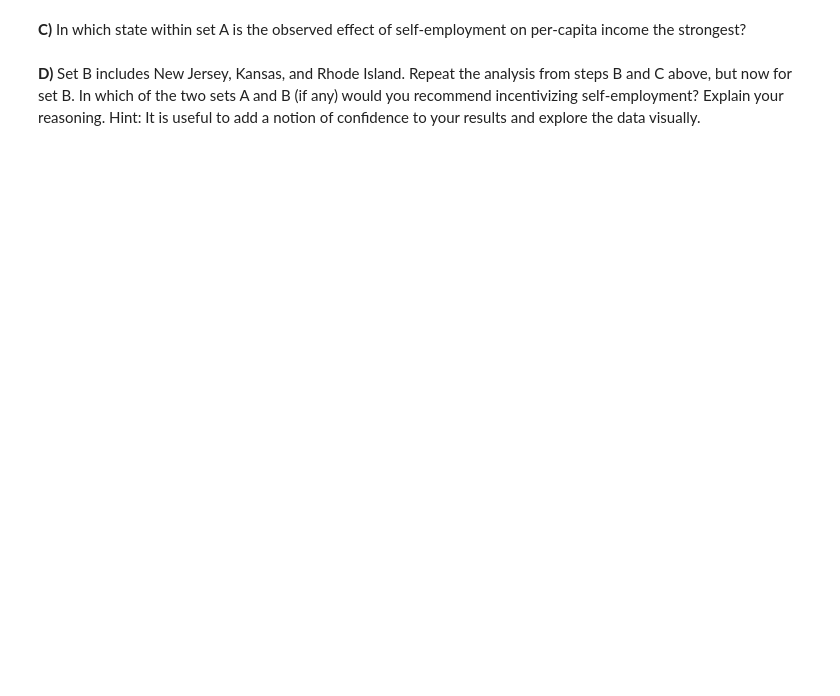
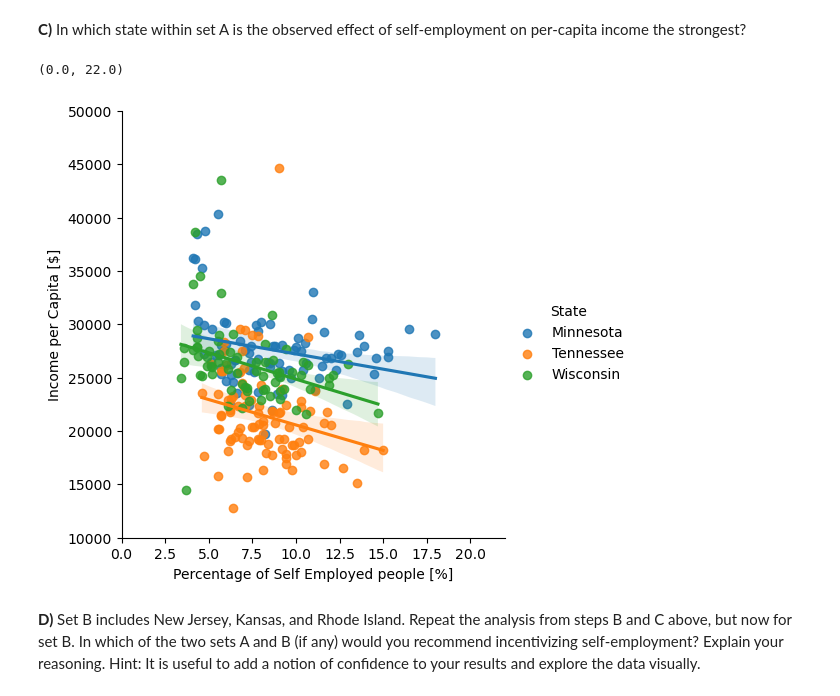
Before and after one commit to petim0/ADA2023, a Jupyter notebook: Exercises/03 - Describing data/Describing_data_exercise.ipynb, the cells around one changed output. Saved outputs shown, nothing was run; the diff lists cells and outputs as text; code cells hidden in the pictures; blank space fills up the shorter version.

```diff
--- a/Exercises/03 - Describing data/Describing_data_exercise.ipynb
+++ b/Exercises/03 - Describing data/Describing_data_exercise.ipynb
@@ -182,2 +221,13 @@ Since it is unethical and impossible in this setting to run a controlled experim
+# %%
+# Encore, mais la sol est stylée
+
+sn.lmplot(x='SelfEmployed',y='IncomePerCap', data=set_A_df, hue = 'State')
+plt.xlabel("Percentage of Self Employed people [%]")
+plt.ylabel("Income per Capita [$]")
+plt.ylim([10000,50000])
+plt.xlim([0,22])
+# %% [output]
+(0.0, 22.0)
+[figure, added]
 # %% [markdown]
 **D)** Set B includes New Jersey, Kansas, and Rhode Island. Repeat the analysis from steps B and C above, but now for set B. In which of the two sets A and B (if any) would you recommend incentivizing self-employment? Explain your reasoning. Hint: It is useful to add a notion of confidence to your results and explore the data visually.
```
Also changed, not shown: parts of 26 cells of this notebook, 1 other file.
